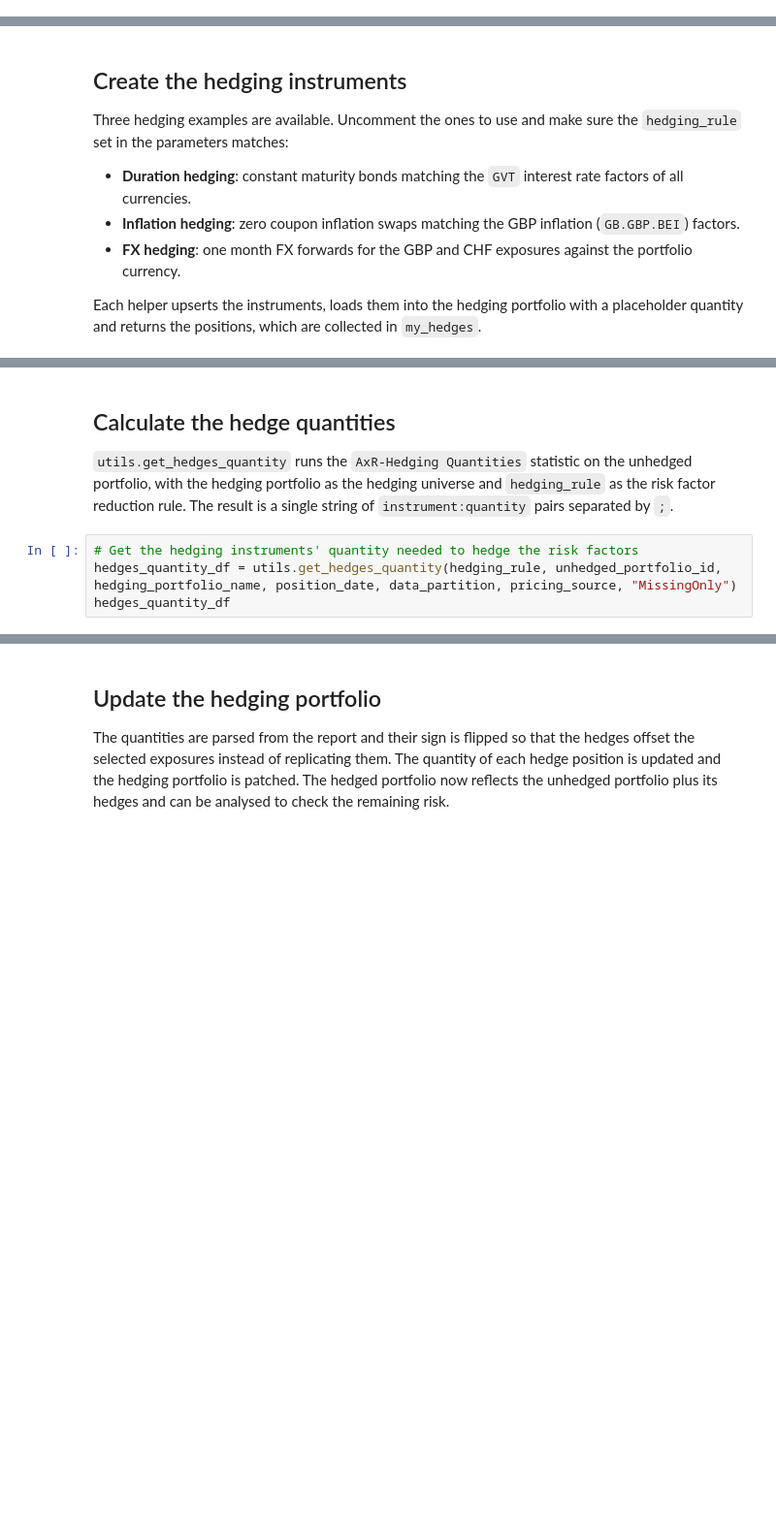
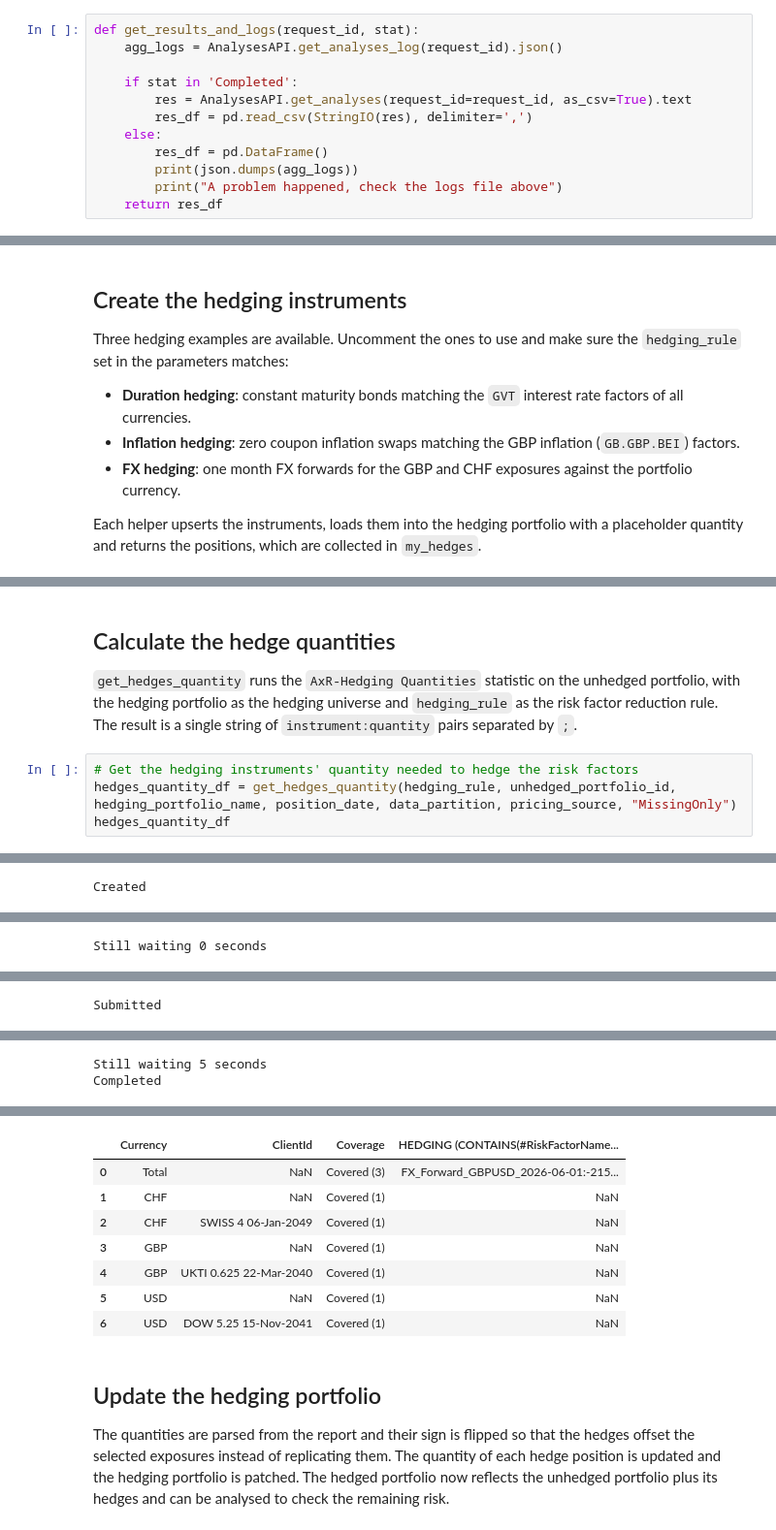
Before and after one commit to Qontigo/axioma-py, a Jupyter notebook: axiomapy/examples/hedging_at_scale_workflow_example.ipynb, the cells around one changed output, grey strips where cells are left out. Shown at 97% size. Drawn from its saved outputs; the diff is of its cells as text; blank space fills up the shorter version.

Commit message:
FX hedging

```diff
--- a/axiomapy/examples/hedging_at_scale_workflow_example.ipynb
+++ b/axiomapy/examples/hedging_at_scale_workflow_example.ipynb
@@ -71,0 +76,12 @@ This stops the cell with a traceback but keeps the kernel (and the session) aliv
+# %%
+def get_results_and_logs(request_id, stat):
+    agg_logs = AnalysesAPI.get_analyses_log(request_id).json()
+
+    if stat in 'Completed':
+        res = AnalysesAPI.get_analyses(request_id=request_id, as_csv=True).text
+        res_df = pd.read_csv(StringIO(res), delimiter=',')
+    else:
+        res_df = pd.DataFrame()
+        print(json.dumps(agg_logs))
+        print("A problem happened, check the logs file above")
+    return res_df
@@ -753,9 +972,10 @@ if not risk_decomp_df.empty:
 # %% [markdown]
 ## Calculate the hedge quantities
 
-`utils.get_hedges_quantity` runs the `AxR-Hedging Quantities` statistic on the unhedged portfolio, with the hedging portfolio as the hedging universe
+`get_hedges_quantity` runs the `AxR-Hedging Quantities` statistic on the unhedged portfolio, with the hedging portfolio as the hedging universe
 and `hedging_rule` as the risk factor reduction rule. The result is a single string of `instrument:quantity` pairs separated by `;`.
 # %%
 # Get the hedging instruments' quantity needed to hedge the risk factors
-hedges_quantity_df = utils.get_hedges_quantity(hedging_rule, unhedged_portfolio_id, hedging_portfolio_name, position_date, data_partition, pricing_source, "MissingOnly")
+hedges_quantity_df = get_hedges_quantity(hedging_rule, unhedged_portfolio_id, hedging_portfolio_name, position_date, data_partition, pricing_source, "MissingOnly")
 hedges_quantity_df
+# %% [output]
@@ -761,0 +990 @@ hedges_quantity_df
+Created
@@ -761,0 +993 @@ hedges_quantity_df
+Still waiting 0 seconds
@@ -761,0 +996 @@ hedges_quantity_df
+Submitted
@@ -761,0 +1003,2 @@ hedges_quantity_df
+Still waiting 5 seconds
+Completed
@@ -762,3 +1011,11 @@ hedges_quantity_df
+|  | Currency | ClientId | Coverage | HEDGING (CONTAINS(#RiskFactorName... |
+| 0 | Total | NaN | Covered (3) | FX_Forward_GBPUSD_2026-06-01:-215... |
+| 1 | CHF | NaN | Covered (1) | NaN |
+| 2 | CHF | SWISS 4 06-Jan-2049 | Covered (1) | NaN |
+| 3 | GBP | NaN | Covered (1) | NaN |
+| 4 | GBP | UKTI 0.625 22-Mar-2040 | Covered (1) | NaN |
+| 5 | USD | NaN | Covered (1) | NaN |
+| 6 | USD | DOW 5.25 15-Nov-2041 | Covered (1) | NaN |
 # %% [markdown]
 ## Update the hedging portfolio
 
```
Also changed, not shown: parts of 16 cells of this notebook, 2 other files.
